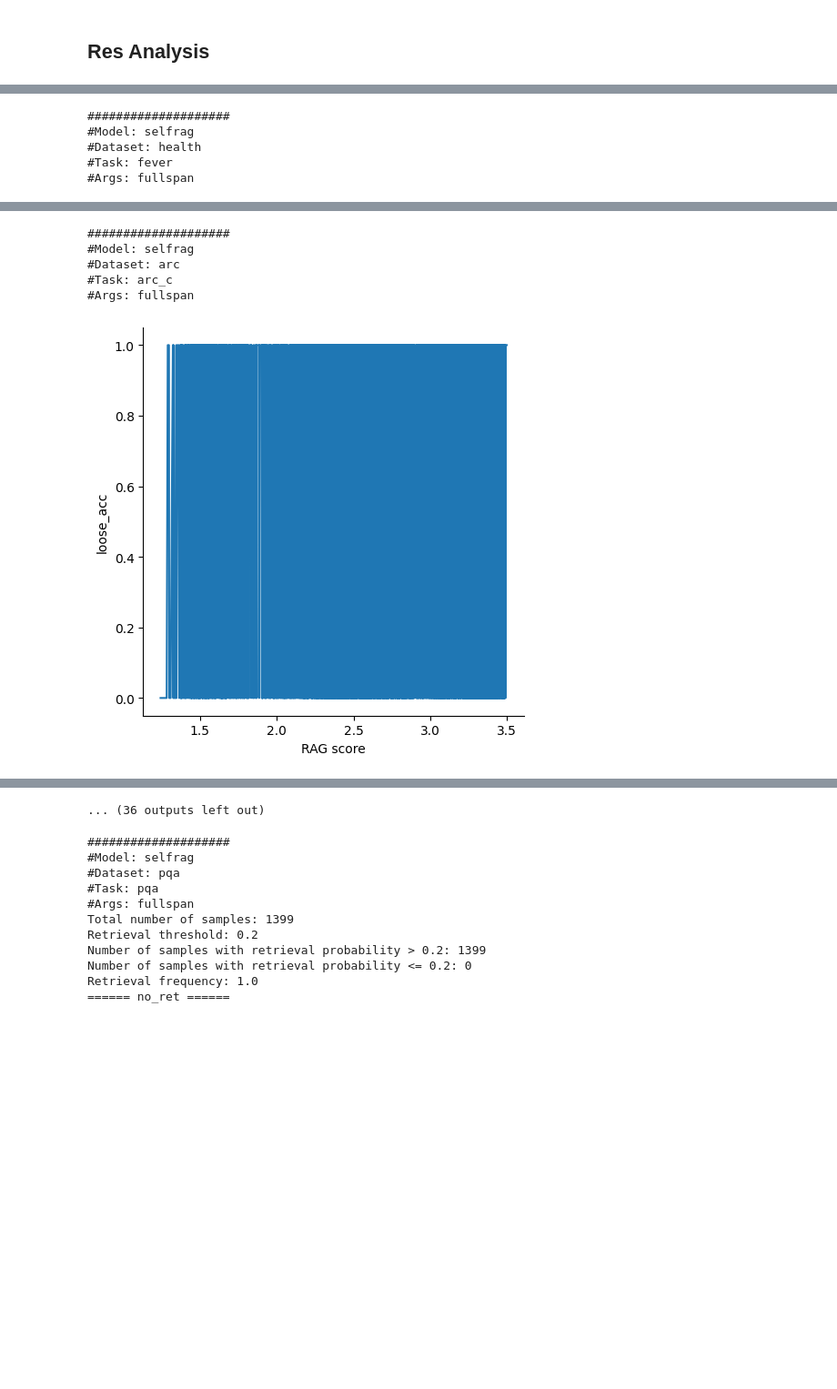
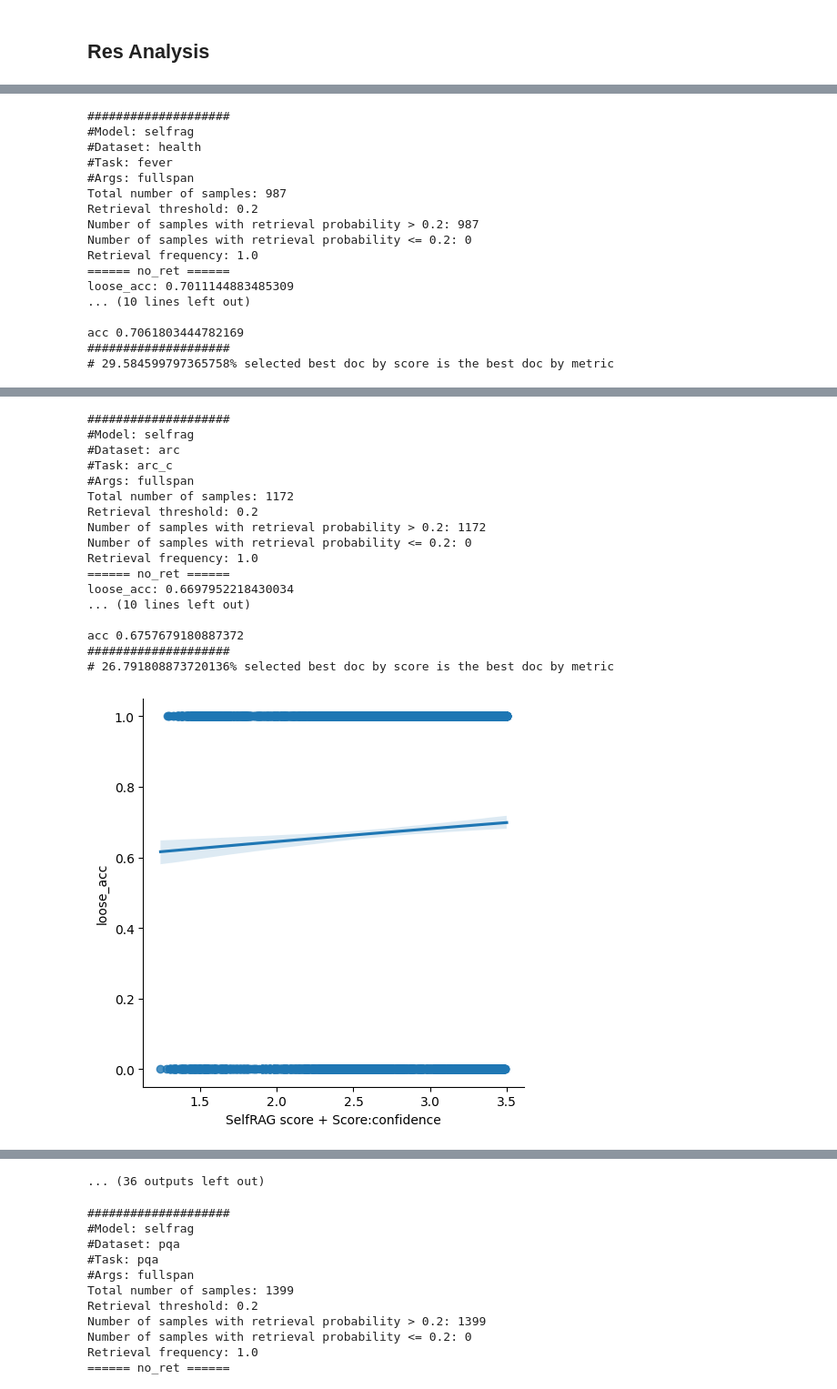
Before and after one commit to zhuzihan728/LLM_Adaptive_RAG, a Jupyter notebook: data_analysis/analysis.ipynb, the cells around one changed output, grey strips where cells are left out. Shown at 91% size. Cells and saved outputs as stored; diff of their text form; code cells hidden in the pictures; blank space fills up the shorter version.

Commit message:
fix loose_acc, add analysis

```diff
--- a/data_analysis/analysis.ipynb
+++ b/data_analysis/analysis.ipynb
@@ -323,6 +333,10 @@ class Analyzer:
         print(f"#Task: {task}")
         print(f"#Args: {args}")
         # self.metric_evaluation(evaluation_metrics)
+        self.model_name = model_name
+        self.dataset_name = dataset_name
+        self.task = task
+        self.args = args
 
 
     def json2df(self, json_path, ret_p=None, recompute_fn=None):
@@ -400,26 +414,42 @@ class Analyzer:
         df = pd.DataFrame(df_dict)
         return df, df_dict, res
 
-    def which_doc_is_best(self, metric):
-        temp = {'RAG score':[], f'{metric}':[]}
+    def which_doc_is_best(self, metric, score_method="confidence"):
+        if 'selfrag' in self.model_name:
+            score_method = 'SelfRAG score + Score:' + score_method
+        else:
+            score_method = 'Score:' + score_method
+        temp = {score_method:[], f'{metric}':[]}
         temp2 = {'RAG result with which doc is best':[]}
         if metric == 'loose_match':
             metric_fn = loose_match
         elif metric == 'loose_acc':
             metric_fn = loose_acc
+        match_cnt=0
+        total_cnt=0
         for i in self.dc:
             top_acc = -1
+            top_score = -1
             for key in ['retrieval_0', 'retrieval_1', 'retrieval_2', 'retrieval_3', 'retrieval_4']:
                 ans = i['retrieval_res'][key]['pred']
                 score = i['retrieval_res'][key]['score']
                 acc = metric_max_over_ground_truths(metric_fn, ans, i['gold'])
-                temp['RAG score'].append(score)
+                temp[score_method].append(score)
                 temp[metric].append(acc)
                 if acc > top_acc:
                     best_doc = key
                     top_acc = acc
+                if score > top_score:
+                    best_score_doc = key
+                    top_score = score
+            total_cnt += 1
+            if best_doc == best_score_doc:
+                match_cnt += 1
             temp2['RAG result with which doc is best'].append(best_doc)
-        sns.relplot(data=pd.DataFrame(temp), x='RAG score', y=metric, kind="line")
+
+        print('#'*20)
+        print(f'# {match_cnt/total_cnt*100}% selected best doc by score is the best doc by metric')
+        sns.lmplot(data=pd.DataFrame(temp), x=score_method, y=metric, logistic=True)
         plt.show()
         sns.histplot(data=pd.DataFrame(temp2), x='RAG result with which doc is best')
         plt.show()
@@ -456,18 +486,22 @@ class Analyzer:
                         print(f"{metric}_adp_ret: {(self.df[self.df['retrieval_p'] > threshold][f'{metric}_{method}'].sum() + self.df[self.df['retrieval_p'] <= threshold][f'{metric}_no_ret'].sum())/len(self.df)}")
                     print()
 
-    def select_by_confidence(self):
+    def select_by_confidence(self, metric:Literal['loose_match', 'em', 'f1', 'loose_acc'], threshold:float=0.5):
         golds = self.df['gold']
         ans = []
         for row_dict in self.df.to_dict(orient="records"):
-            if row_dict['retrieval_p'] > 0.5:
-                ans.append(row_dict['use_all'])
+            if row_dict['retrieval_p'] < threshold:
+                ans.append(row_dict['no_ret'])
             elif row_dict['avg_confidence_no_ret'] > row_dict['avg_confidence_use_all']:
                 ans.append(row_dict['no_ret'])
             else:
                 ans.append(row_dict['use_all'])
-        print('match', np.mean([metric_max_over_ground_truths(loose_match, i, j) for i, j in zip(ans, golds)]))
-        print('acc', np.mean([metric_max_over_ground_truths(loose_acc, i, j) for i, j in zip(ans, golds)]))
+        if metric == 'loose_match':
+
+            print('match', np.mean([metric_max_over_ground_truths(loose_match, i, j) for i, j in zip(ans, golds)]))
+
+        elif metric == 'loose_acc':
+            print('acc', np.mean([metric_max_over_ground_truths(loose_acc, i, j) for i, j in zip(ans, golds)]))
 
 
     def retrieve_p_distribution(self):
@@ -795,7 +829,8 @@ for k, v in files_dc.items():
         metric='loose_acc'
 
     analyzer = Analyzer(path, {"retrieval_p": ret_p_file['retrieval_p']}, threshold=0.2, recompute_fn=recompute_score_inv_perplexity, evaluation_metrics=[metric])
-    # analyzer.select_by_confidence()
+    analyzer.metric_evaluation(metrics=[metric])
+    analyzer.select_by_confidence(metric=metric, threshold=0.5)
     analyzer.which_doc_is_best(metric)
 # %% [output]
 ####################
@@ -817,3 +876,15 @@ for k, v in files_dc.items():
 #Dataset: health
 #Task: fever
 #Args: fullspan
+Total number of samples: 987
+Retrieval threshold: 0.2
+Number of samples with retrieval probability > 0.2: 987
+Number of samples with retrieval probability <= 0.2: 0
+Retrieval frequency: 1.0
+====== no_ret ======
+loose_acc: 0.7011144883485309
+... (10 lines left out)
+
+acc 0.7061803444782169
+####################
+# 29.584599797365758% selected best doc by score is the best doc by metric
@@ -821,10 +892,22 @@ for k, v in files_dc.items():
 [figure]
 ####################
 #Model: selfrag
 #Dataset: arc
 #Task: arc_c
 #Args: fullspan
+Total number of samples: 1172
+Retrieval threshold: 0.2
+Number of samples with retrieval probability > 0.2: 1172
+Number of samples with retrieval probability <= 0.2: 0
+Retrieval frequency: 1.0
+====== no_ret ======
+loose_acc: 0.6697952218430034
+... (10 lines left out)
+
+acc 0.6757679180887372
+####################
+# 26.791808873720136% selected best doc by score is the best doc by metric
-[figure, old version]
+[figure, new version]
 [figure]
 ... (36 outputs left out)
 # %%
```
Also changed, not shown: parts of 2 cells of this notebook, 2 other files.
